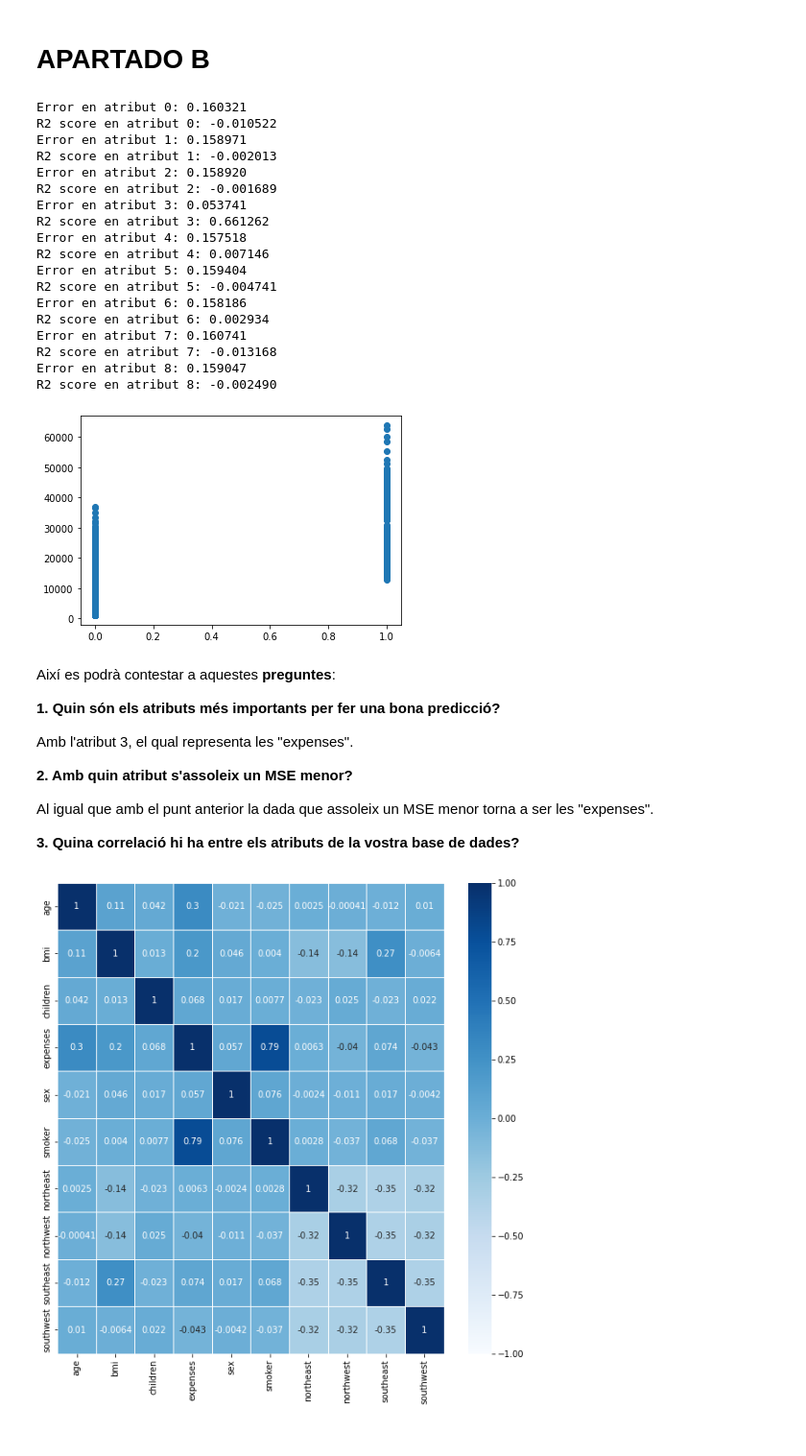
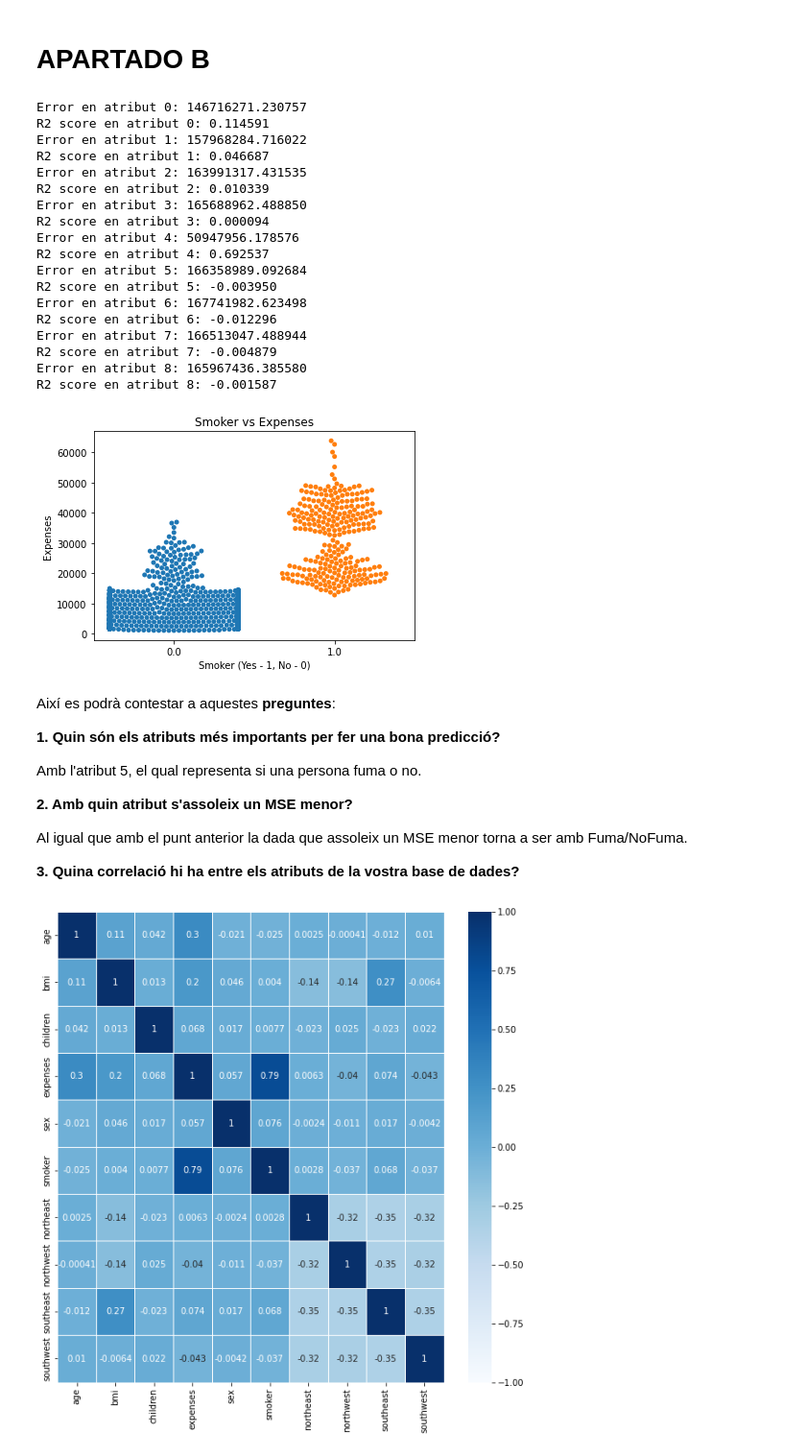
Before and after one commit to jaguilera95/ApC-GPA606, a Jupyter notebook: src/Practica1-Regression2021.ipynb, the cells around one changed output. Shown at 96% size. Saved outputs shown, nothing was run; the diff lists cells and outputs as text; code cells hidden in the pictures.

```diff
--- a/src/Practica1-Regression2021.ipynb
+++ b/src/Practica1-Regression2021.ipynb
@@ -205,8 +220,8 @@ def split_data(x, y, train_ratio=0.8):
     y_test = y[indices_test]
     return x_train, y_train, x_test, y_test
 # %%
-y = df['smoker'].to_numpy().astype('int')
-x = df.drop(['smoker'], axis="columns").to_numpy()
+y = df['expenses'].to_numpy().astype('int')
+x = df.drop(['expenses'], axis="columns").to_numpy()
 
 # Dividim dades d'entrenament
 x_train, y_train, x_test, y_test = split_data(x, y)
@@ -232,38 +247,43 @@ for i in range(x_train.shape[1]):
     print("Error en atribut %d: %f" %(i, error))
     print("R2 score en atribut %d: %f" %(i, r2))
 # %% [output]
-Error en atribut 0: 0.160321
-R2 score en atribut 0: -0.010522
-Error en atribut 1: 0.158971
-R2 score en atribut 1: -0.002013
-Error en atribut 2: 0.158920
-R2 score en atribut 2: -0.001689
-Error en atribut 3: 0.053741
-R2 score en atribut 3: 0.661262
-Error en atribut 4: 0.157518
-R2 score en atribut 4: 0.007146
-Error en atribut 5: 0.159404
-R2 score en atribut 5: -0.004741
-Error en atribut 6: 0.158186
-R2 score en atribut 6: 0.002934
-Error en atribut 7: 0.160741
-R2 score en atribut 7: -0.013168
-Error en atribut 8: 0.159047
-R2 score en atribut 8: -0.002490
+Error en atribut 0: 146716271.230757
+R2 score en atribut 0: 0.114591
+Error en atribut 1: 157968284.716022
+R2 score en atribut 1: 0.046687
+Error en atribut 2: 163991317.431535
+R2 score en atribut 2: 0.010339
+Error en atribut 3: 165688962.488850
+R2 score en atribut 3: 0.000094
+Error en atribut 4: 50947956.178576
+R2 score en atribut 4: 0.692537
+Error en atribut 5: 166358989.092684
+R2 score en atribut 5: -0.003950
+Error en atribut 6: 167741982.623498
+R2 score en atribut 6: -0.012296
+Error en atribut 7: 166513047.488944
+R2 score en atribut 7: -0.004879
+Error en atribut 8: 165967436.385580
+R2 score en atribut 8: -0.001587
-# %%
-ax = plt.scatter(y, x[:,3])
-# %% [output]
-[figure, removed]
+# %%
+#ax = plt.scatter(x[:,4], y)
+ax = sns.swarmplot(x=x[:,4], y=y)
+ax.set_title("Smoker vs Expenses")
+plt.xlabel("Smoker (Yes - 1, No - 0)")
+plt.ylabel("Expenses")
+plt.show(ax)
+# %% [output]
+[figure, added]
 # %% [markdown]
 Així es podrà contestar a aquestes **preguntes**:
 
 __1. Quin són els atributs més importants per fer una bona predicció?__
 
-Amb l'atribut 3, el qual representa les "expenses".
+Amb l'atribut 5, el qual representa si una persona fuma o no.
 
 __2. Amb quin atribut s'assoleix un MSE menor?__
 
-Al igual que amb el punt anterior la dada que assoleix un MSE menor torna a ser les "expenses".
+Al igual que amb el punt anterior la dada que assoleix un MSE menor torna a ser amb Fuma/NoFuma.
 
 __3. Quina correlació hi ha entre els atributs de la vostra base de dades?__
 # %%
```
Also changed, not shown: parts of 8 cells of this notebook.
